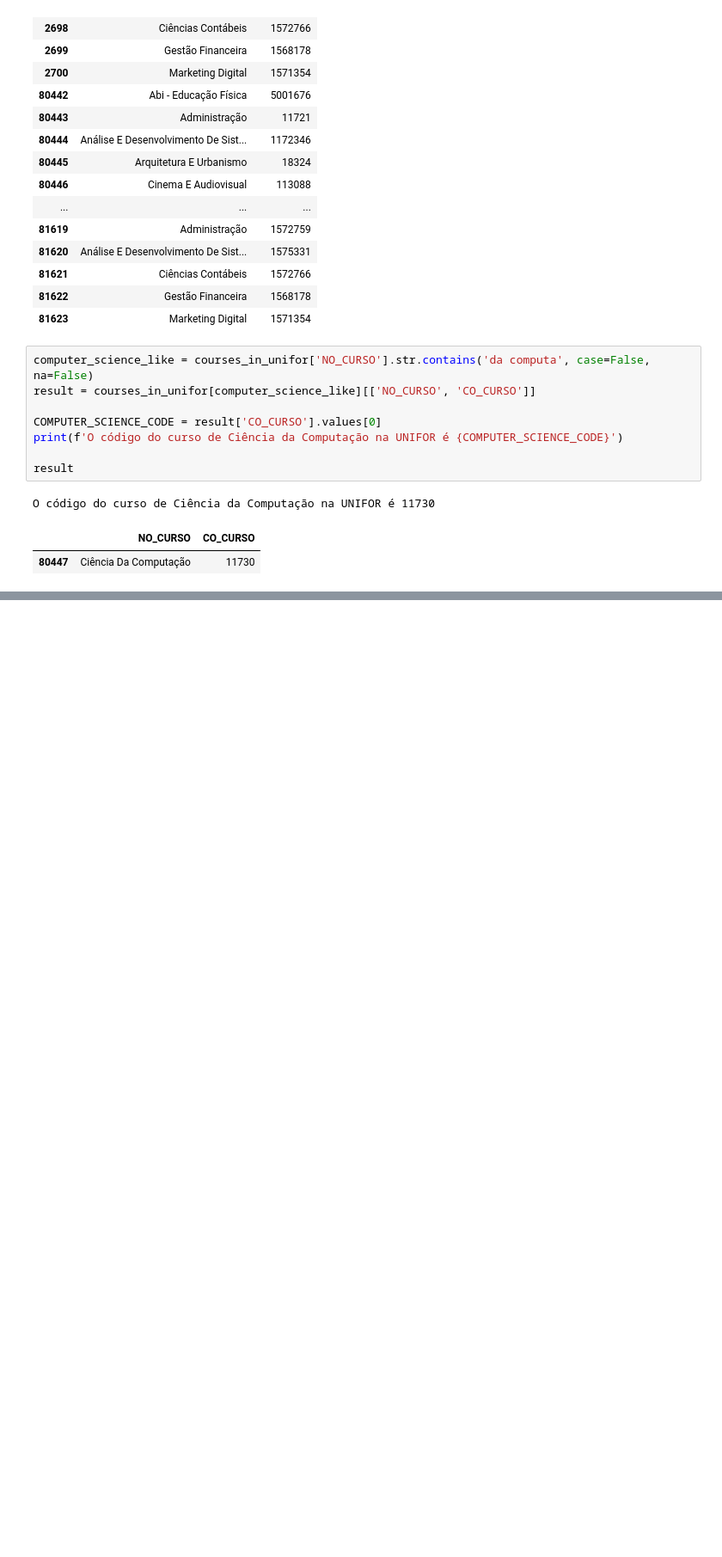
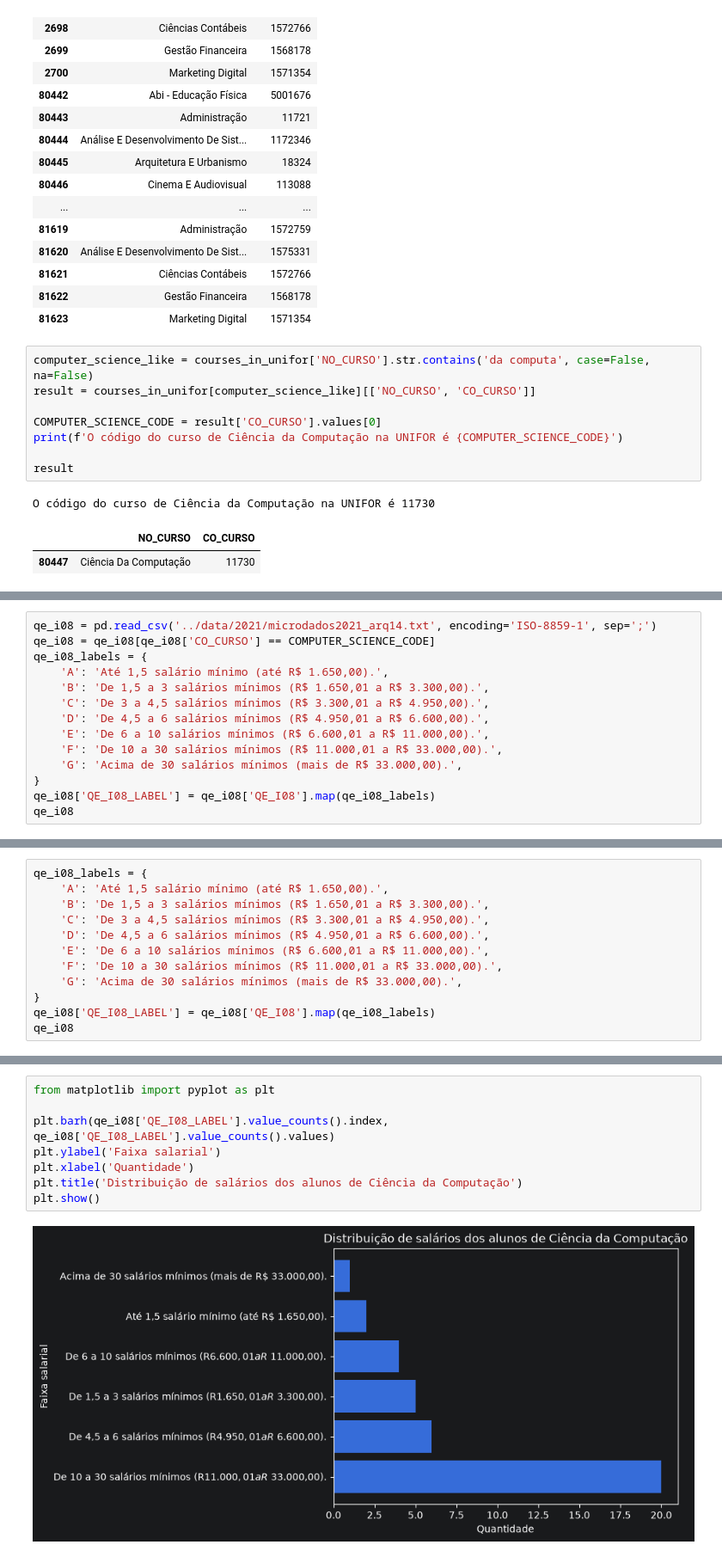
Before and after one commit to Joao-ava/microdados-enade, a Jupyter notebook: notebooks/analyze.ipynb, the cells around one changed output, grey strips where cells are left out. Shown at 86% size. Drawn from its saved outputs; the diff is of its cells as text; blank space fills up the shorter version.

```diff
--- a/notebooks/analyze.ipynb
+++ b/notebooks/analyze.ipynb
@@ -62,0 +69,14 @@ O código do curso de Ciência da Computação na UNIFOR é 11730
+# %%
+qe_i08 = pd.read_csv('../data/2021/microdados2021_arq14.txt', encoding='ISO-8859-1', sep=';')
+qe_i08 = qe_i08[qe_i08['CO_CURSO'] == COMPUTER_SCIENCE_CODE]
+qe_i08_labels = {
+    'A': 'Até 1,5 salário mínimo (até R$ 1.650,00).',
+    'B': 'De 1,5 a 3 salários mínimos (R$ 1.650,01 a R$ 3.300,00).',
+    'C': 'De 3 a 4,5 salários mínimos (R$ 3.300,01 a R$ 4.950,00).',
+    'D': 'De 4,5 a 6 salários mínimos (R$ 4.950,01 a R$ 6.600,00).',
+    'E': 'De 6 a 10 salários mínimos (R$ 6.600,01 a R$ 11.000,00).',
+    'F': 'De 10 a 30 salários mínimos (R$ 11.000,01 a R$ 33.000,00).',
+    'G': 'Acima de 30 salários mínimos (mais de R$ 33.000,00).',
+}
+qe_i08['QE_I08_LABEL'] = qe_i08['QE_I08'].map(qe_i08_labels)
+qe_i08
@@ -62,0 +101,12 @@ O código do curso de Ciência da Computação na UNIFOR é 11730
+# %%
+qe_i08_labels = {
+    'A': 'Até 1,5 salário mínimo (até R$ 1.650,00).',
+    'B': 'De 1,5 a 3 salários mínimos (R$ 1.650,01 a R$ 3.300,00).',
+    'C': 'De 3 a 4,5 salários mínimos (R$ 3.300,01 a R$ 4.950,00).',
+    'D': 'De 4,5 a 6 salários mínimos (R$ 4.950,01 a R$ 6.600,00).',
+    'E': 'De 6 a 10 salários mínimos (R$ 6.600,01 a R$ 11.000,00).',
+    'F': 'De 10 a 30 salários mínimos (R$ 11.000,01 a R$ 33.000,00).',
+    'G': 'Acima de 30 salários mínimos (mais de R$ 33.000,00).',
+}
+qe_i08['QE_I08_LABEL'] = qe_i08['QE_I08'].map(qe_i08_labels)
+qe_i08
@@ -62,0 +131,10 @@ O código do curso de Ciência da Computação na UNIFOR é 11730
+# %%
+from matplotlib import pyplot as plt
+
+plt.barh(qe_i08['QE_I08_LABEL'].value_counts().index, qe_i08['QE_I08_LABEL'].value_counts().values)
+plt.ylabel('Faixa salarial')
+plt.xlabel('Quantidade')
+plt.title('Distribuição de salários dos alunos de Ciência da Computação')
+plt.show()
+# %% [output]
+[figure, added]
```
Also changed, not shown: parts of 5 cells of this notebook.
